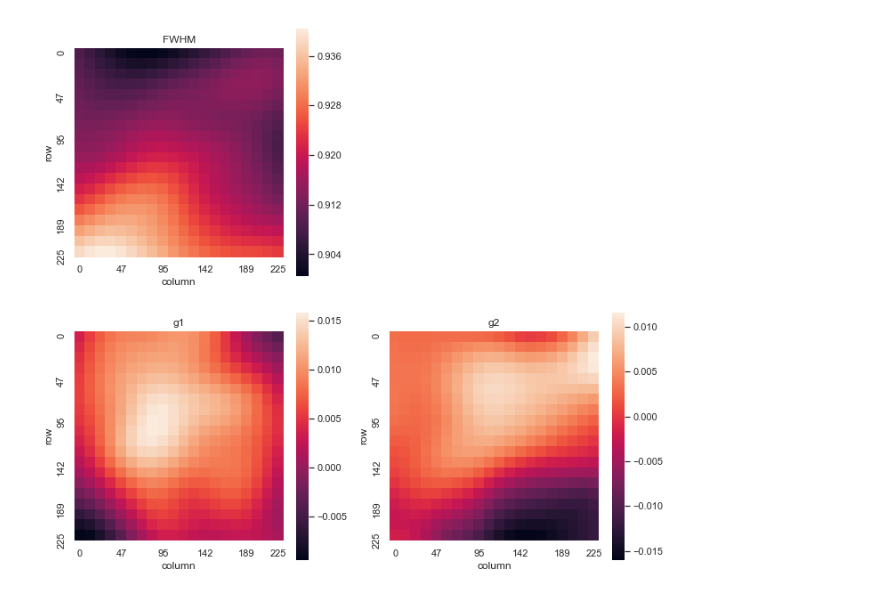
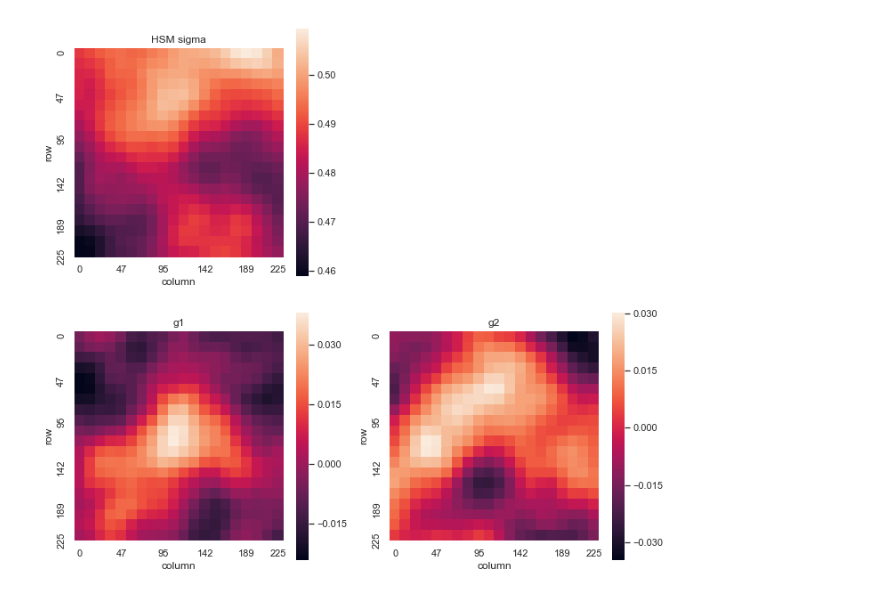
Before and after one commit to beckermr/metadetect-sims, a Jupyter notebook: plots_and_notebooks/plot_ps_psf.ipynb, the cells around one changed output. Cells and saved outputs as stored; diff of their text form; code cells hidden in the pictures.

```diff
--- a/plots_and_notebooks/plot_ps_psf.ipynb
+++ b/plots_and_notebooks/plot_ps_psf.ipynb
@@ -16,7 +16,7 @@ from mdetsims import PowerSpectrumPSF
 import tqdm
 
 def _get_psf_variation(func, n=20):
-    start = int(225/4)
+    start = 0
     end = start + 225
 
     fwhm = np.zeros((n, n))
@@ -27,7 +27,7 @@ def _get_psf_variation(func, n=20):
         for i, y in enumerate(np.linspace(start, end, n)):
             _psf = func(x, y)
             mom = galsim.hsm.FindAdaptiveMom(_psf)
-            fwhm[i, j] = _psf.calculateFWHM()
+            fwhm[i, j] = mom.moments_sigma * 0.25
             g1[i, j] = mom.observed_shape.g1
             g2[i, j] = mom.observed_shape.g2
     return fwhm, g1, g2
@@ -51,7 +51,7 @@ def _plot_psf_variation(fwhm, g1, g2, n=20):
         yticklabels=xt)
     ax.set_xlabel('column')
     ax.set_ylabel('row')
-    ax.set_title('FWHM')
+    ax.set_title('HSM sigma')
 
     ax = axs[0, 1]
     ax.axis('off')
@@ -80,14 +80,14 @@ def _plot_psf_variation(fwhm, g1, g2, n=20):
 
     plt.tight_layout()
 # %%
-rng = np.random.RandomState(seed=24)
-psf = PowerSpectrumPSF(rng=rng, im_width=225 * 2, scale=0.263, trunc=5)
+rng = np.random.RandomState(seed=2988)
+psf = PowerSpectrumPSF(rng=rng, im_width=225, buff=25, scale=0.25, trunc=2)
 
 n = 20
-func = lambda x,y: psf.getPSF(galsim.PositionD(x=x, y=y)).drawImage(scale=0.263, nx=33, ny=33)
+func = lambda x,y: psf.getPSF(galsim.PositionD(x=x, y=y)).drawImage(scale=0.25, nx=33, ny=33)
 
 fwhm, g1, g2 = _get_psf_variation(func, n=n)
 
 _plot_psf_variation(fwhm, g1, g2, n=n)
 # %% [output]
-[figure, old version]
+[figure, new version]
```
Also changed, not shown: 17 other files.
